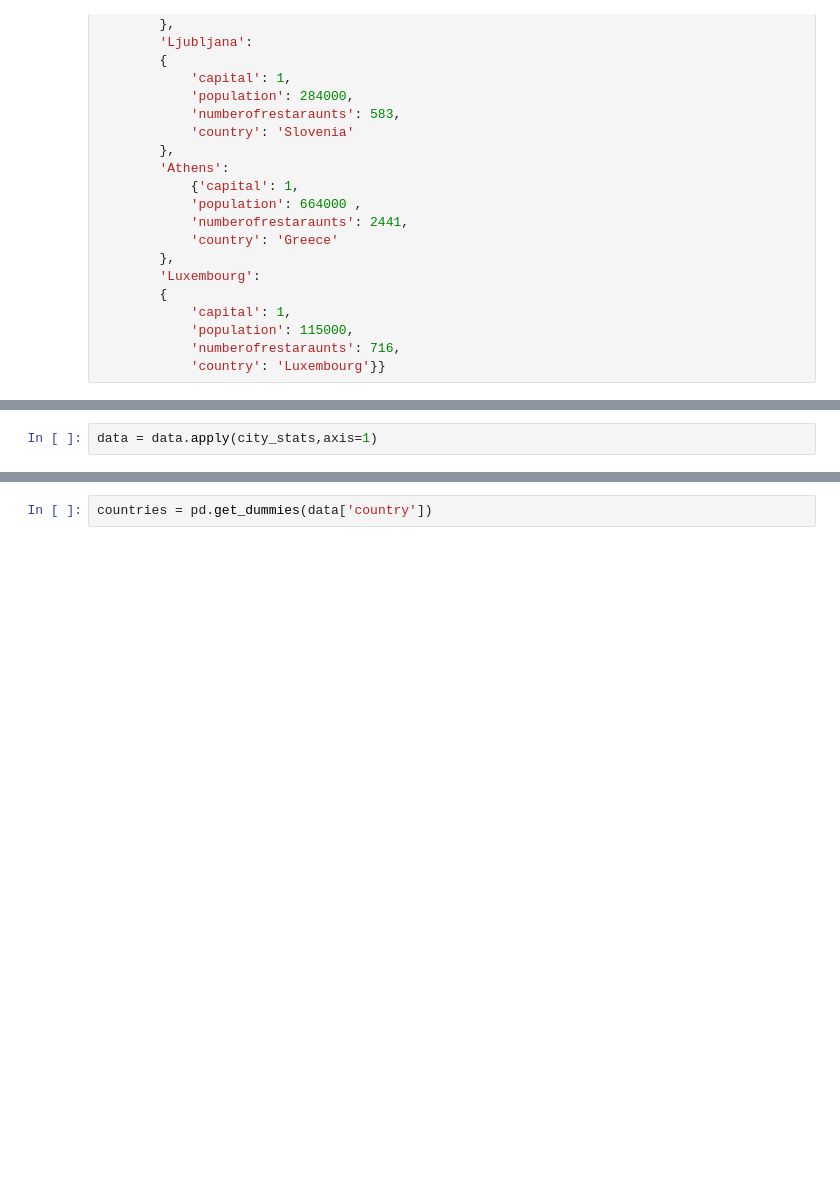
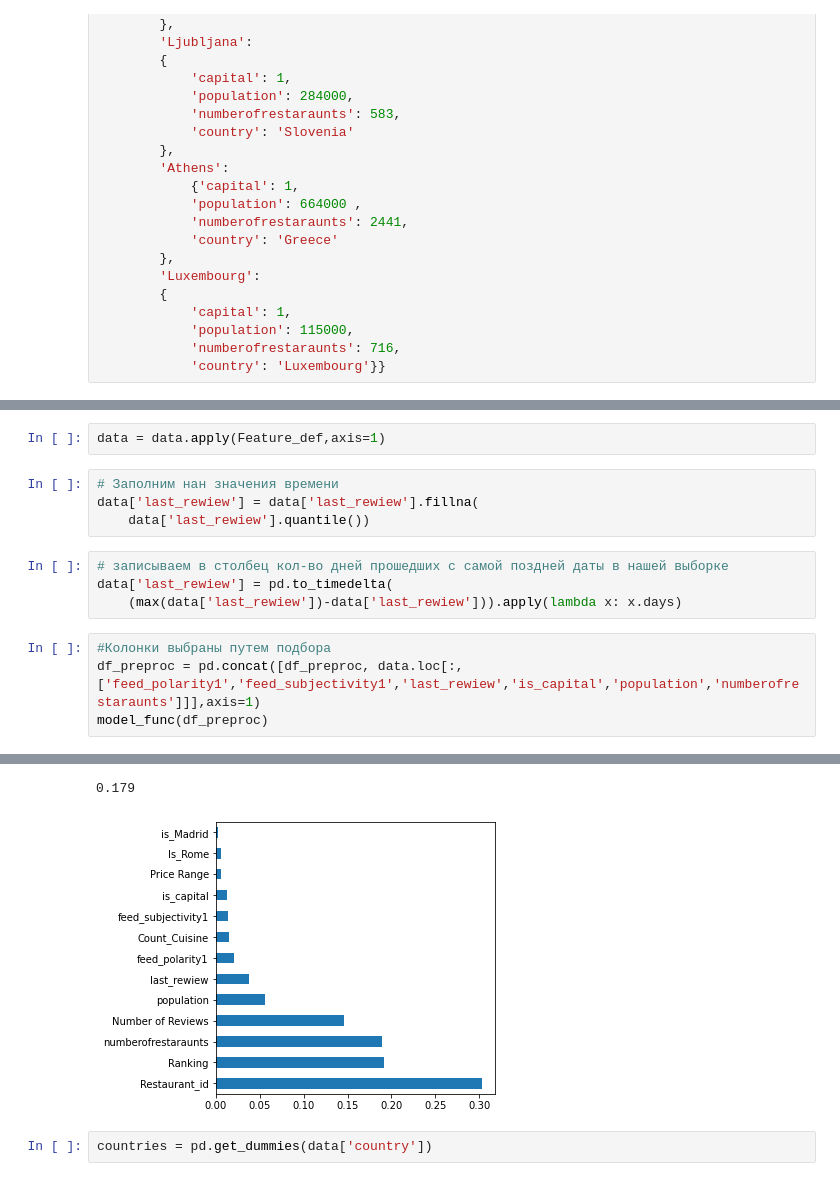
Before and after one commit to miche2020/My_projects, a Jupyter notebook: module_3/Project_3 final/Final_pj.ipynb, the cells around one changed output, grey strips where cells are left out. Cells and saved outputs as stored; diff of their text form; blank space fills up the shorter version.

```diff
--- a/module_3/Project_3 final/Final_mihail.ipynb
+++ b/module_3/Project_3 final/Final_pj.ipynb
@@ -790,2 +722,15 @@ def city_stats(row):
 # %%
-data = data.apply(city_stats,axis=1)
+data = data.apply(Feature_def,axis=1)
+# %%
+# Заполним нан значения времени
+data['last_rewiew'] = data['last_rewiew'].fillna(
+    data['last_rewiew'].quantile())
+# %%
+# записываем в столбец кол-во дней прошедших с самой поздней даты в нашей выборке
+data['last_rewiew'] = pd.to_timedelta(
+    (max(data['last_rewiew'])-data['last_rewiew'])).apply(lambda x: x.days)
+# %%
+#Колонки выбраны путем подбора
+df_preproc = pd.concat([df_preproc, data.loc[:,['feed_polarity1','feed_subjectivity1','last_rewiew','is_capital','population','numberofrestaraunts']]],axis=1)
+model_func(df_preproc)
+# %% [output]
@@ -792,3 +743,5 @@ data = data.apply(city_stats,axis=1)
+0.179
+[figure, added]
 # %%
 countries = pd.get_dummies(data['country'])
 # %%
```
Also changed, not shown: parts of 28 cells of this notebook.
